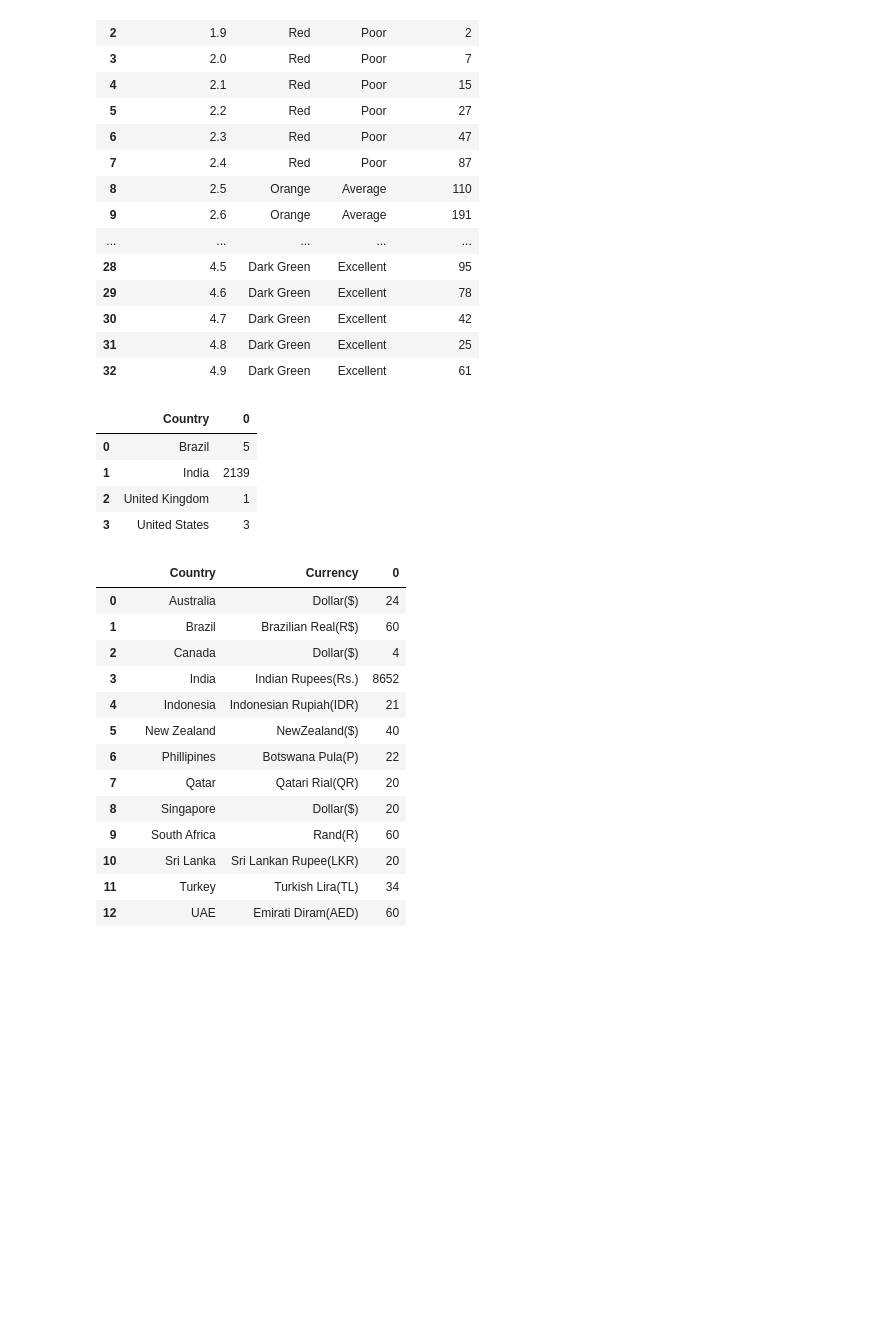
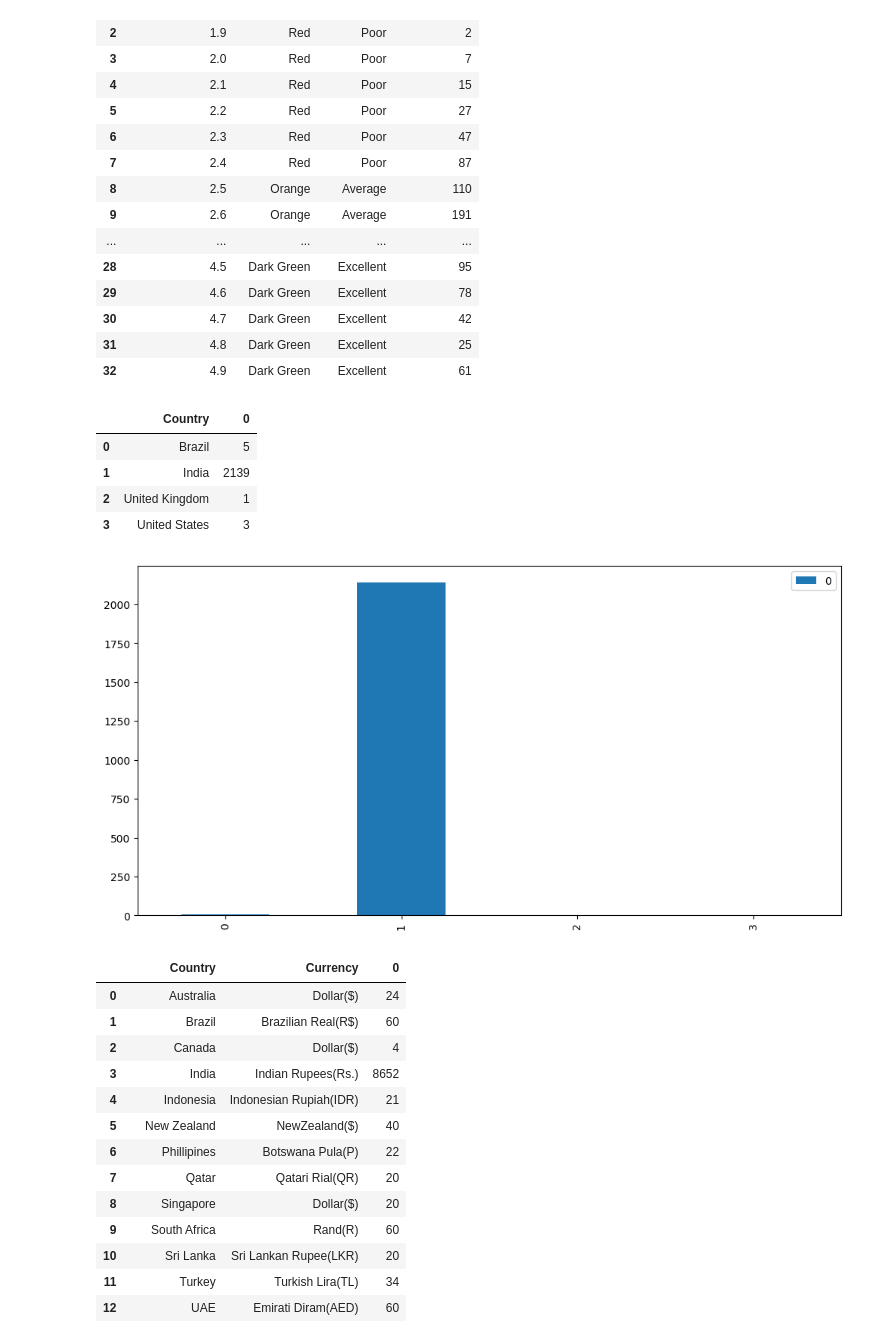
Before and after one commit to Ajeetm1/Zomato-Data-Analysis-Using-Python, a Jupyter notebook: Zomato_Data_Analysis.ipynb, the cells around one changed output. Saved outputs shown, nothing was run; the diff lists cells and outputs as text; code cells hidden in the pictures; blank space fills up the shorter version.

```diff
--- a/Zomato_Data_Analysis.ipynb
+++ b/Zomato_Data_Analysis.ipynb
@@ -324,13 +328,15 @@ Ratings
 | 32 | 4.9 | Dark Green | Excellent | 61 |
 # %%
 ## find the countries name that has given 0 rating.
+final_df[final_df['Rating color']=='White'].groupby('Country').size().reset_index().plot(kind='bar')
 final_df[final_df['Rating color']=='White'].groupby('Country').size().reset_index()
 # %% [output]
 |  | Country | 0 |
 | 0 | Brazil | 5 |
 | 1 | India | 2139 |
 | 2 | United Kingdom | 1 |
 | 3 | United States | 3 |
+[figure, added]
 # %%
 # find out which currency is  used by which country
 final_df[['Country','Currency']].groupby(['Country','Currency']).size().reset_index()
```
Also changed, not shown: parts of 9 cells of this notebook.
